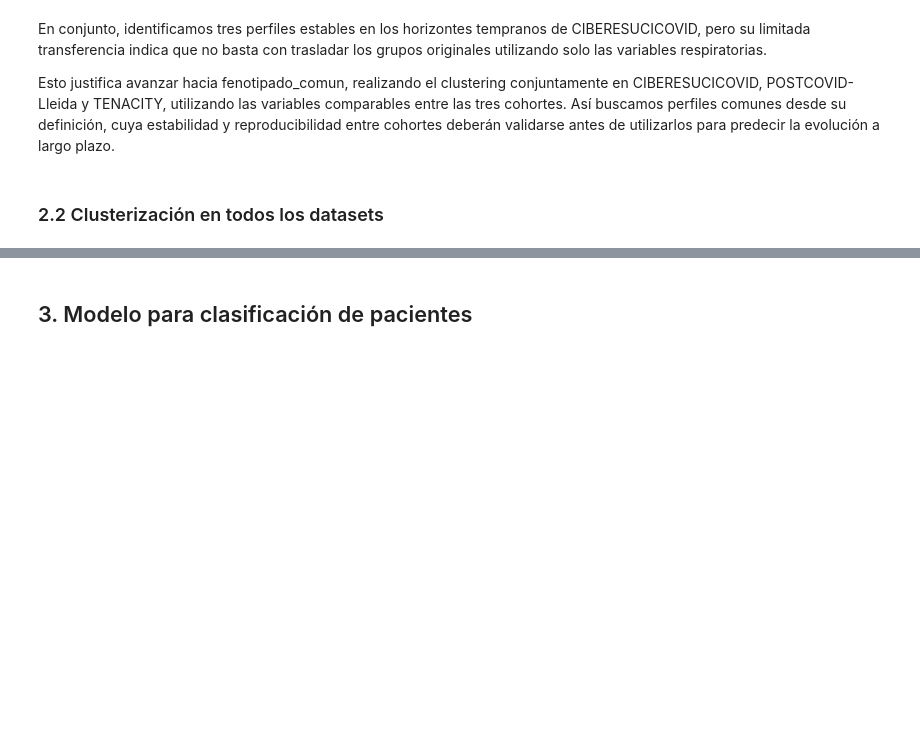
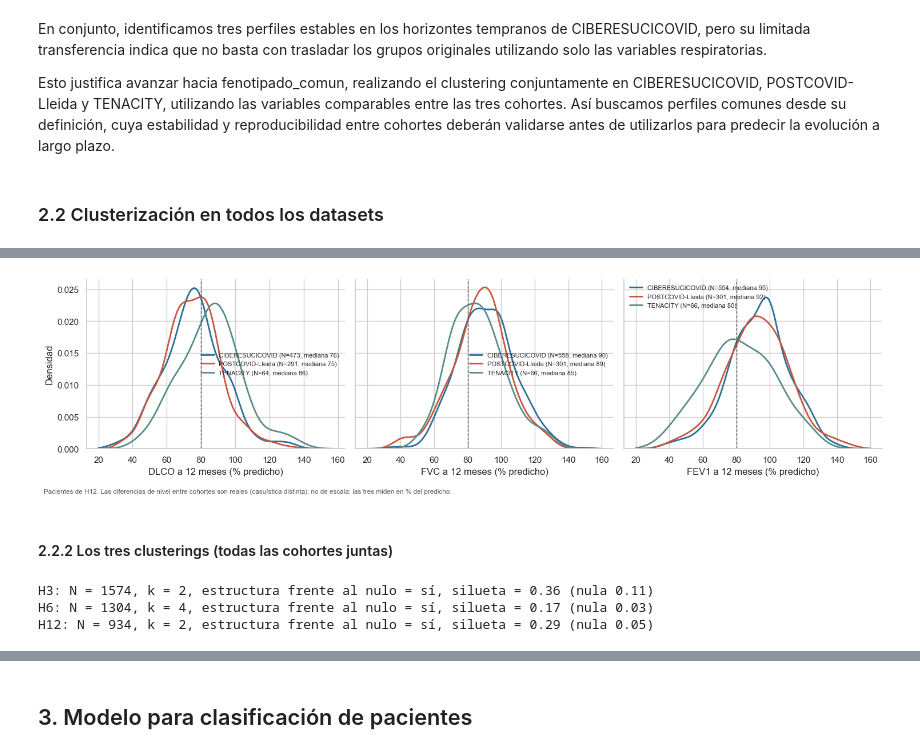
Before and after one commit to Nil-Muriach/Respira_Hackathon, a Jupyter notebook: main.ipynb, the cells around one changed output, grey strips where cells are left out. Cells and saved outputs as stored; diff of their text form; code cells hidden in the pictures; blank space fills up the shorter version.

Commit message:
cluster05a afegit (TORNAR EXECUTAR TOT)

```diff
--- a/main.ipynb
+++ b/main.ipynb
@@ -728,0 +737,14 @@ Esto justifica avanzar hacia fenotipado_comun, realizando el clustering conjunta
+# %%
+pacientes = pd.read_parquet(DATOS / "pacientes.parquet")
+medidas = pd.read_parquet(DATOS / "medidas.parquet")
+tablas_var = {}
+for h in HORIZONTES:
+    partes = [FP.construir_variables(medidas, pacientes, cfg, PF, h, c) for c in COHORTES]
+    tablas_var[h] = (pd.concat([t for t, _ in partes]), partes[0][1])
+    limite = PF["visitas"][PF["horizontes"][h][-1]]["ventana"][1]
+    assert tablas_var[h][0]["dias_max"].max() <= limite, "fuga de datos futuros"
+    assert tablas_var[h][0].index.is_unique, "paciente duplicado entre cohortes"
+print("Comprobado: sin datos posteriores al horizonte y sin pacientes duplicados entre cohortes.")
+n_tabla = pd.DataFrame({h: tablas_var[h][0]["cohorte_analisis"].astype(str).value_counts().rename(ETQ) for h in HORIZONTES})
+n_tabla.loc["Total"] = n_tabla.sum()
+privacidad.suprimir_celdas(n_tabla, N_MIN, HORIZONTES)
@@ -728,0 +759,50 @@ Esto justifica avanzar hacia fenotipado_comun, realizando el clustering conjunta
+# %%
+# ¿Se miden igual en las tres cohortes? Distribución de cada variable en la última visita de H12
+t12, _ = tablas_var["H12"]
+fig, axes = plt.subplots(1, 3, figsize=(15, 3.8), sharey=True)
+for ax, v in zip(axes, ["dlco", "fvc", "fev1"]):
+    for c in COHORTES:
+        s = t12.loc[t12["cohorte_analisis"] == c, f"{v}_T12"].dropna()
+        if len(s) >= N_MIN:
+            sns.kdeplot(s, ax=ax, color=COLOR[c], lw=2, label=f"{ETQ[c]} (N={len(s)}, mediana {s.median():.0f})", clip=(20, 160))
+    ax.axvline(80, color="0.3", ls="--", lw=1); ax.set_xlabel(f"{v.upper()} a 12 meses (% predicho)"); ax.legend(frameon=False, fontsize=8)
+axes[0].set_ylabel("Densidad")
+nota(fig, "Pacientes de H12. Las diferencias de nivel entre cohortes son reales (casuística distinta), no de escala: "
+          "las tres miden en % del predicho.")
+plt.tight_layout(); guardar(fig, "distribuciones"); plt.show()
+# %% [output]
+[figure, added]
+# %% [markdown]
+#### 2.2.2 Los tres clusterings (todas las cohortes juntas)
+# %%
+def ejecutar(h: str, k_forzado: int | None = None, columnas: list[str] | None = None, excluir: str | None = None,
+             filtro=None, n_perm: int | None = None, n_boot: int | None = None) -> dict:
+    """Clustering conjunto de un horizonte: k contra el nulo, PAM y estabilidad bootstrap."""
+    t, cols = tablas_var[h]
+    cols = columnas or cols
+    if excluir is not None:
+        t = t[t["cohorte_analisis"] != excluir]
+    if filtro is not None:
+        t = t[filtro(t)]
+    t = t[t[cols].notna().any(axis=1)]
+    X = t[cols].to_numpy(float)
+    R, w, cat = FP.parametros_gower(cols, PF)
+    D = FP.gower(X, None, R, w, cat)
+    nulo = FP.seleccion_k_nulo(X, R, w, cat, KS, n_perm or PF["n_permutaciones"], SEMILLA, D)
+    k, estructura = (k_forzado, bool(nulo.set_index("k").loc[k_forzado, "supera_p95"])) if k_forzado else FP.elegir_k(nulo)
+    lab, med = FP.pam(D, k, SEMILLA)
+    ultima = PF["horizontes"][h][-1]
+    lab, med = FP.ordenar_por_dlco(lab, med, t[f"dlco_{ultima}"].to_numpy(float))
+    return {"h": h, "cols": cols, "R": R, "w": w, "cat": cat, "desc": t, "X": X, "D": D, "nulo": nulo, "k": k,
+            "estructura": estructura, "lab": lab, "med": med, "silueta": FP.silueta(D, lab),
+            "estab": FP.estabilidad_bootstrap(D, lab, k, n_boot or PF["n_bootstrap"], SEMILLA)}
+
+
+resultados = {h: ejecutar(h) for h in HORIZONTES}
+for h, r in resultados.items():
+    print(f"{h}: N = {len(r['desc'])}, k = {r['k']}, estructura frente al nulo = {'sí' if r['estructura'] else 'NO'}, "
+          f"silueta = {r['silueta']:.2f} (nula {r['nulo'].set_index('k').loc[r['k'], 'nulo_media']:.2f})")
+# %% [output]
+H3: N = 1574, k = 2, estructura frente al nulo = sí, silueta = 0.36 (nula 0.11)
+H6: N = 1304, k = 4, estructura frente al nulo = sí, silueta = 0.17 (nula 0.03)
+H12: N = 934, k = 2, estructura frente al nulo = sí, silueta = 0.29 (nula 0.05)
```
Also changed, not shown: parts of 33 cells of this notebook.
